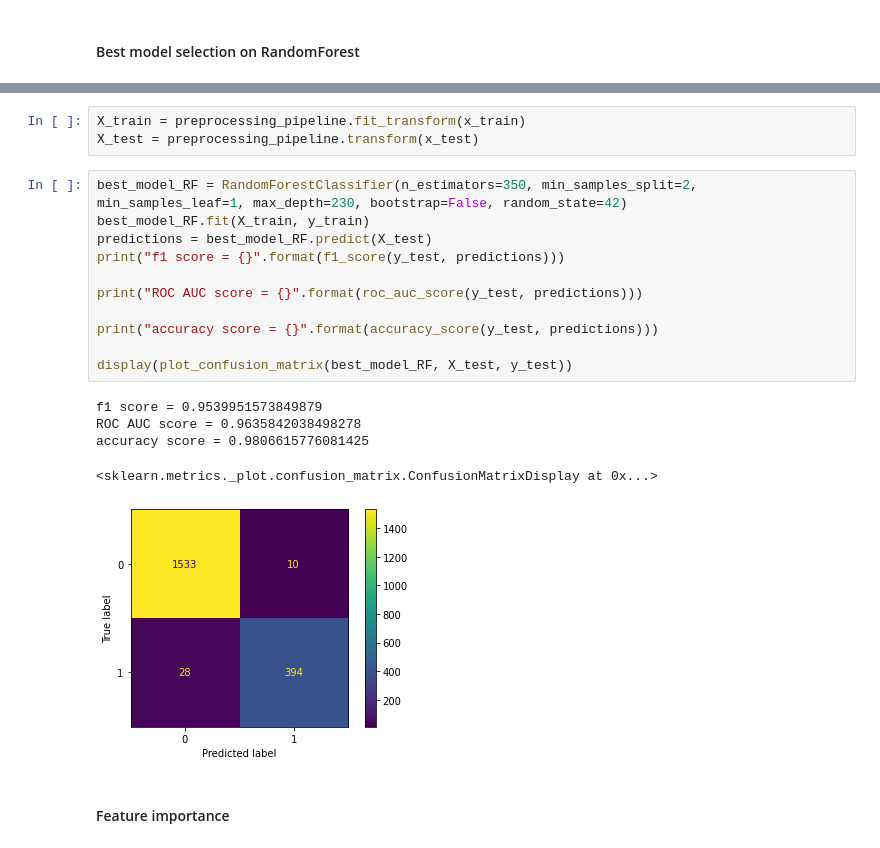
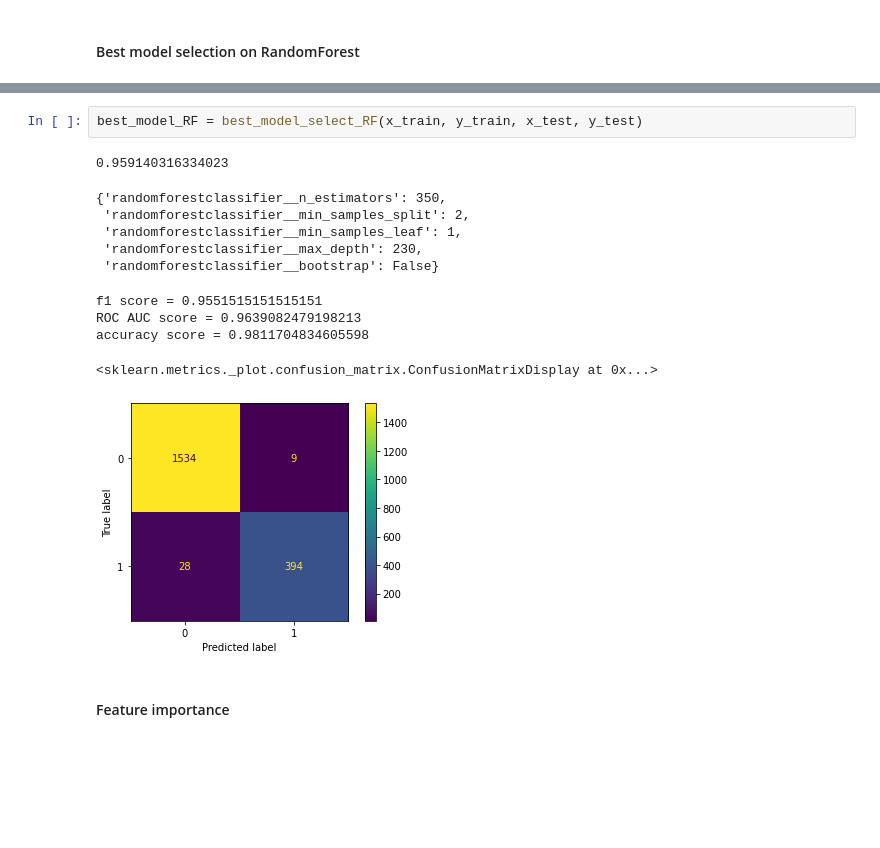
Before and after one commit to kuotuantuan/Fraud-Detection, a Jupyter notebook: Random Forest/ethereum-fraud-detection-eda-model-selection.ipynb, the cells around one changed output, grey strips where cells are left out. Cells and saved outputs as stored; diff of their text form; blank space fills up the shorter version.

```diff
--- a/Random Forest/ethereum-fraud-detection-eda-model-selection.ipynb
+++ b/Random Forest/ethereum-fraud-detection-eda-model-selection.ipynb
@@ -542,23 +554,17 @@ display(RFC_grid_search.best_params_)
-# %%
-X_train = preprocessing_pipeline.fit_transform(x_train)
-X_test = preprocessing_pipeline.transform(x_test)
-# %%
-best_model_RF = RandomForestClassifier(n_estimators=350, min_samples_split=2, min_samples_leaf=1, max_depth=230, bootstrap=False, random_state=42)
-best_model_RF.fit(X_train, y_train)
-predictions = best_model_RF.predict(X_test)
-print("f1 score = {}".format(f1_score(y_test, predictions)))
-
-print("ROC AUC score = {}".format(roc_auc_score(y_test, predictions)))
-
-print("accuracy score = {}".format(accuracy_score(y_test, predictions)))
-
-display(plot_confusion_matrix(best_model_RF, X_test, y_test))
-# %% [output]
-f1 score = 0.9539951573849879
-ROC AUC score = 0.9635842038498278
-accuracy score = 0.9806615776081425
-<sklearn.metrics._plot.confusion_matrix.ConfusionMatrixDisplay at 0x...>
-[figure, removed]
+# %%
+best_model_RF = best_model_select_RF(x_train, y_train, x_test, y_test)
+# %% [output]
+0.959140316334023
+{'randomforestclassifier__n_estimators': 350,
+ 'randomforestclassifier__min_samples_split': 2,
+ 'randomforestclassifier__min_samples_leaf': 1,
+ 'randomforestclassifier__max_depth': 230,
+ 'randomforestclassifier__bootstrap': False}
+f1 score = 0.9551515151515151
+ROC AUC score = 0.9639082479198213
+accuracy score = 0.9811704834605598
+<sklearn.metrics._plot.confusion_matrix.ConfusionMatrixDisplay at 0x...>
+[figure, added]
 # %% [markdown]
 #### Feature importance
 # %%
```
Also changed, not shown: parts of 8 cells of this notebook.
